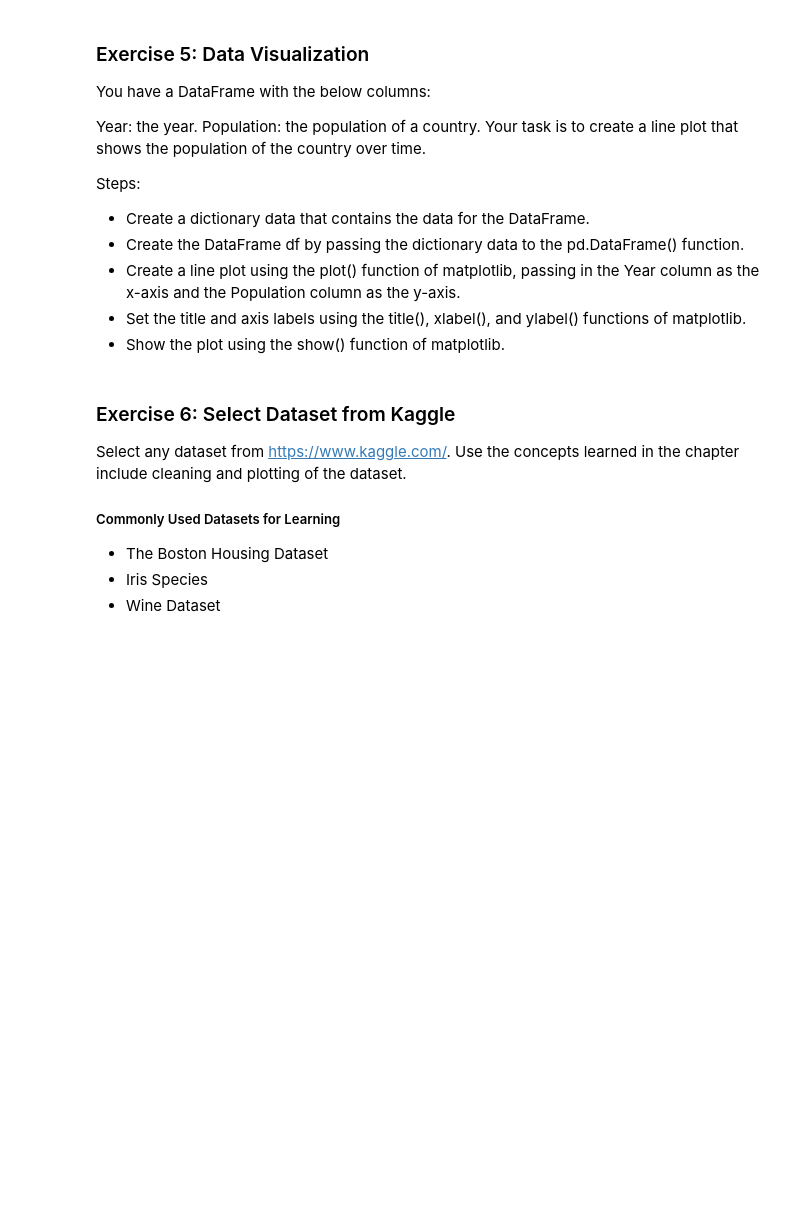
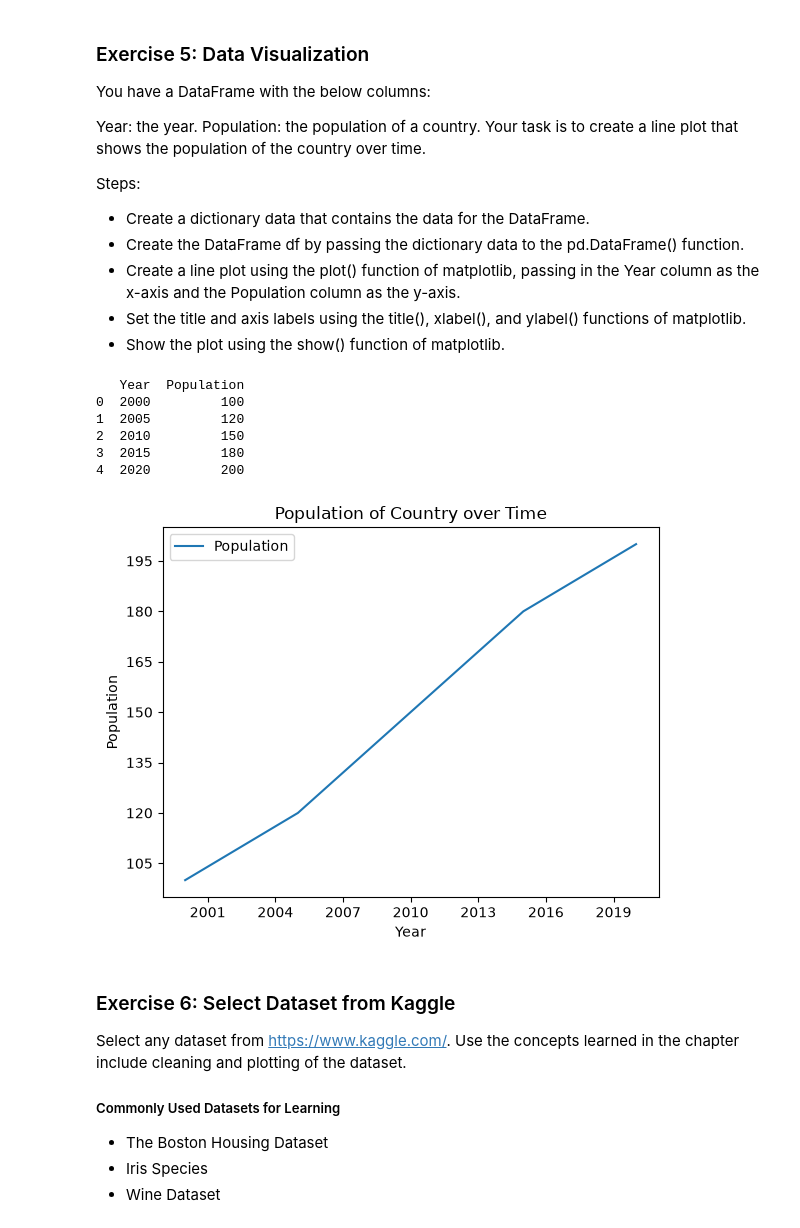
Before and after one commit to acamend/cs82b-portfolio, a Jupyter notebook: module-03/Module3Lab1.ipynb, the cells around one changed output. Saved outputs shown, nothing was run; the diff lists cells and outputs as text; code cells hidden in the pictures; blank space fills up the shorter version.

```diff
--- a/module-03/Module3Lab1.ipynb
+++ b/module-03/Module3Lab1.ipynb
@@ -940,26 +940,44 @@ Steps:
 - Create a line plot using the plot() function of matplotlib, passing in the Year column as the x-axis and the Population column as the y-axis.
 - Set the title and axis labels using the title(), xlabel(), and ylabel() functions of matplotlib.
 - Show the plot using the show() function of matplotlib.
+# %%
+# Using the below DataFrame
+data = {'Year': [2000, 2005, 2010, 2015, 2020],
+        'Population': [100, 120, 150, 180, 200]}
+
+df = pd.DataFrame(data)
+print(df)
+# %% [output]
+   Year  Population
+0  2000         100
+1  2005         120
+2  2010         150
+3  2015         180
+4  2020         200
 # %%
-# Using the below DataFrame
-data = {'Year': [2000, 2005, 2010, 2015, 2020],
-        'Population': [100, 120, 150, 180, 200]}
+# create a line plot
+df.plot.line (x = 'Year', y = 'Population', )
 
-df = # ENTER CODE
-
-# create a line plot
-plt.plot(# ENTER CODE)
 
 # set the title 'Population of Country over Time'
 # set the x axis label to 'Year'
 # set the y axis label to 'Population'
 
-plt.title(# ENTER CODE)
-plt.xlabel(# ENTER CODE)
-plt.ylabel(# ENTER CODE)
+plt.title('Population of Country over Time')
+plt.xlabel('Year')
+plt.ylabel('Population')
 
-# show() the plot
-plt.# ENTER CODE
+#AI questioned to force x axis to be integers. Here is the code:
+import matplotlib.pyplot as plt
+from matplotlib.ticker import MaxNLocator
+plt.gca().xaxis.set_major_locator(MaxNLocator(integer=True))
+plt.gca().yaxis.set_major_locator(MaxNLocator(integer=True))
+
+
+
+plt.show()
+# %% [output]
+[figure, added]
 # %% [markdown]
 ### Exercise 6: Select Dataset from Kaggle
 
```
Also changed, not shown: parts of 28 cells of this notebook.
